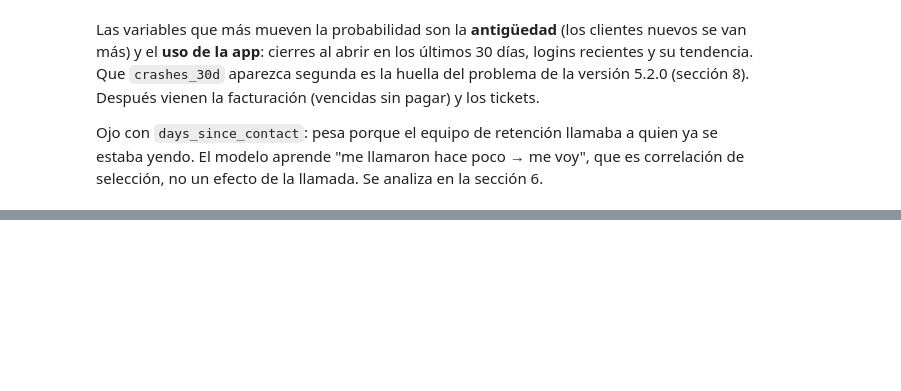
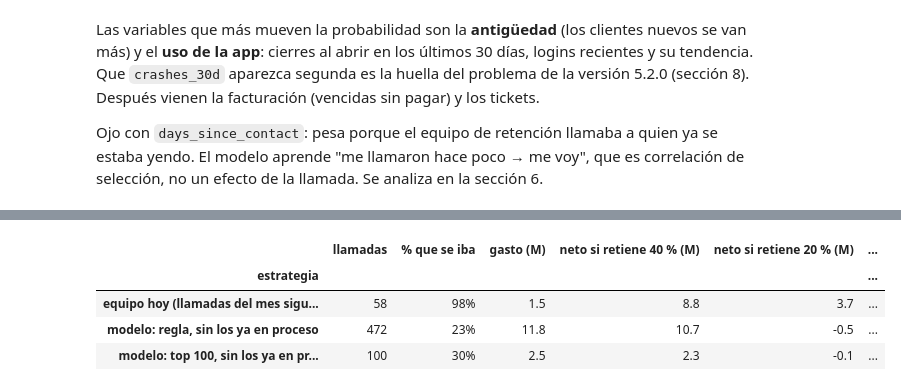
Before and after one commit to unfresh25/conecta-churn, a Jupyter notebook: solucion.ipynb, the cells around one changed output, grey strips where cells are left out. Drawn from its saved outputs; the diff is of its cells as text; code cells hidden in the pictures; blank space fills up the shorter version.

```diff
--- a/solucion.ipynb
+++ b/solucion.ipynb
@@ -587,0 +714,27 @@ Ojo con `days_since_contact`: pesa porque el equipo de retención llamaba a quie
+# %%
+# Modelo (variante C) contra lo que hace hoy el equipo, mes a mes
+from conecta.business import break_even_effectiveness, realized_value
+FINAL_COLUMNS = NO_CONTACT
+pred = results["calls_C_no_contact_features"]["predictions"]
+rows = []
+for ev, g in pred.groupby("cutoff"):
+    team = team_contacted(data.clients, ev, g["cliente_id"]).to_numpy()
+    top100 = (g["p"].where(~g["in_process"]).rank(ascending=False, method="first") <= 100).to_numpy()
+    for name, sel in [("equipo hoy (llamadas del mes siguiente)", team),
+                      ("modelo: regla, sin los ya en proceso", g["contact_actionable"].to_numpy().astype(bool)),
+                      ("modelo: top 100, sin los ya en proceso", top100)]:
+        rows.append({"mes": f"{ev:%Y-%m}", "estrategia": name, "llamadas": int(sel.sum()),
+                     "% que se iba": g.loc[sel, "churn_90d"].mean(),
+                     "gasto (M)": sel.sum() * 25_000 / 1e6,
+                     **{f"neto si retiene {int(e * 100)} % (M)": realized_value(sel, g["churn_90d"], g["plan"], effectiveness=e) / 1e6
+                        for e in (0.4, 0.2, 0.1, 0.03)},
+                     "efectividad de equilibrio": break_even_effectiveness(sel, g["churn_90d"], g["plan"])})
+vs_team = pd.DataFrame(rows).groupby("estrategia", sort=False).mean(numeric_only=True)
+vs_team.style.format({c: ("{:.0f}" if c == "llamadas" else "{:.0%}" if c in ("% que se iba", "efectividad de equilibrio")
+                         else "{:.1f}") for c in vs_team.columns})
+# %% [output]
+|  | llamadas | % que se iba | gasto (M) | neto si retiene 40 % (M) | neto si retiene 20 % (M) | ... |
+| estrategia |  |  |  |  |  | ... |
+| equipo hoy (llamadas del mes sigu... | 58 | 98% | 1.5 | 8.8 | 3.7 | ... |
+| modelo: regla, sin los ya en proceso | 472 | 23% | 11.8 | 10.7 | -0.5 | ... |
+| modelo: top 100, sin los ya en pr... | 100 | 30% | 2.5 | 2.3 | -0.1 | ... |
```
Also changed, not shown: parts of 14 cells of this notebook, 6 other files.
